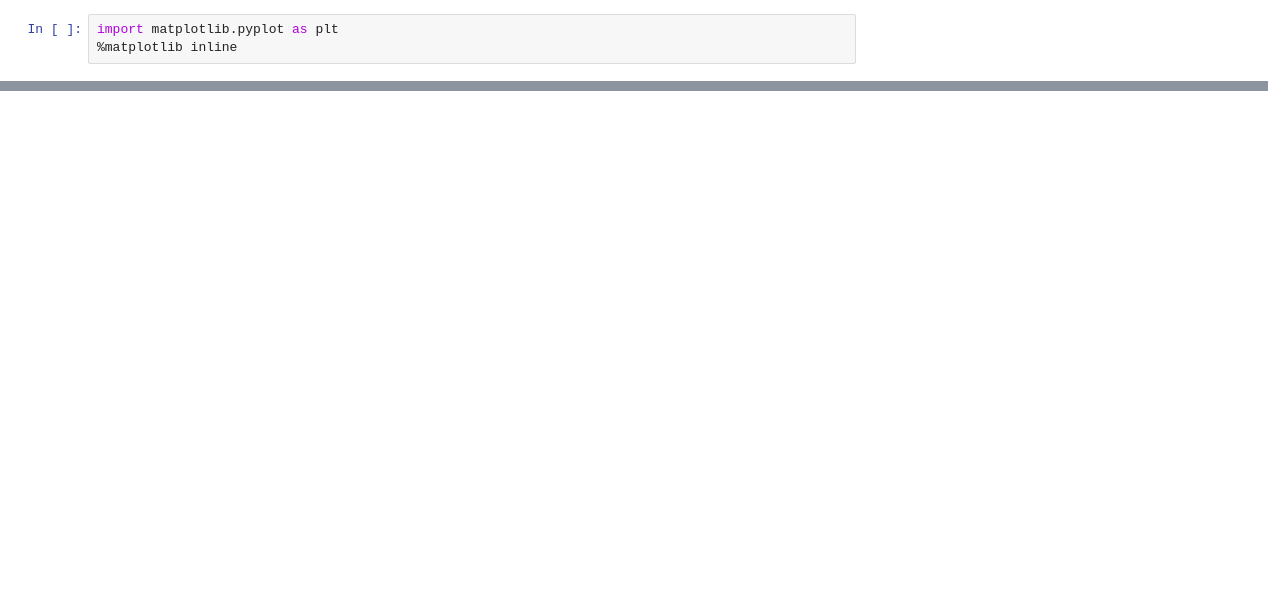
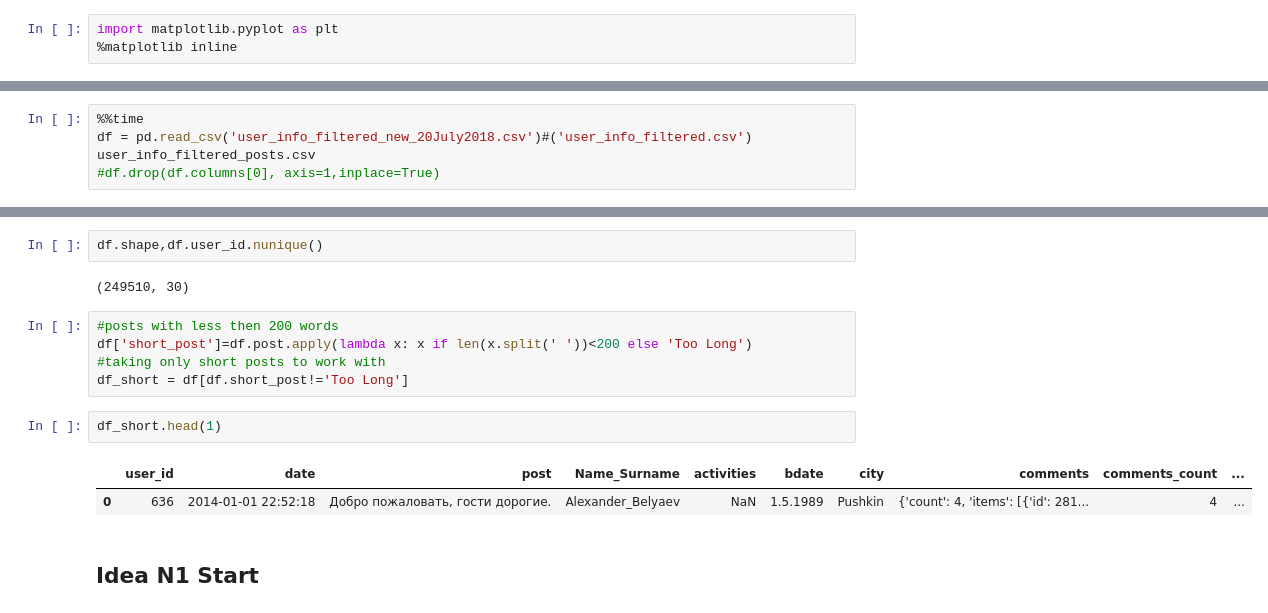
Before and after one commit to scrapvk/vk, a Jupyter notebook: vk12_post_analysis.ipynb, the cells around one changed output, grey strips where cells are left out. Drawn from its saved outputs; the diff is of its cells as text; blank space fills up the shorter version.

```diff
--- a/vk12_post_analysis.ipynb
+++ b/vk12_post_analysis.ipynb
@@ -41,0 +21,4 @@ df_gr['post_set_keywords'] = df_gr.apply(lambda x: find_words(x,list_of_keywords
+# %%
+%%time
+df = pd.read_csv('user_info_filtered_new_20July2018.csv')#('user_info_filtered.csv') user_info_filtered_posts.csv
+#df.drop(df.columns[0], axis=1,inplace=True)
@@ -41,0 +27,16 @@ df_gr['post_set_keywords'] = df_gr.apply(lambda x: find_words(x,list_of_keywords
+# %%
+df.shape,df.user_id.nunique()
+# %% [output]
+(249510, 30)
+# %%
+#posts with less then 200 words
+df['short_post']=df.post.apply(lambda x: x if len(x.split(' '))<200 else 'Too Long')
+#taking only short posts to work with
+df_short = df[df.short_post!='Too Long']
+# %%
+df_short.head(1)
+# %% [output]
+|  | user_id | date | post | Name_Surname | activities | bdate | city | comments | comments_count | ... |
+| 0 | 636 | 2014-01-01 22:52:18 | Добро пожаловать, гости дорогие. | Alexander_Belyaev | NaN | 1.5.1989 | Pushkin | {'count': 4, 'items': [{'id': 281... | 4 | ... |
+# %% [markdown]
+## Idea N1 Start
```
Also changed, not shown: parts of 43 cells of this notebook, 1 other file.
